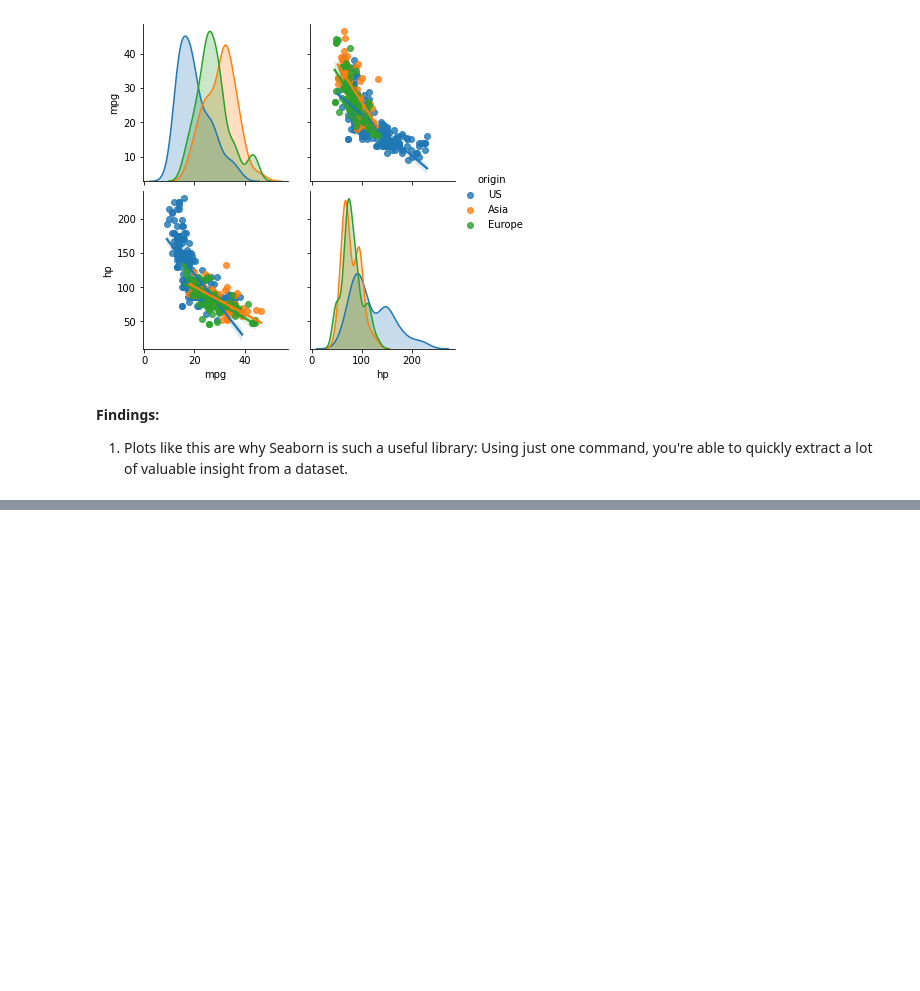
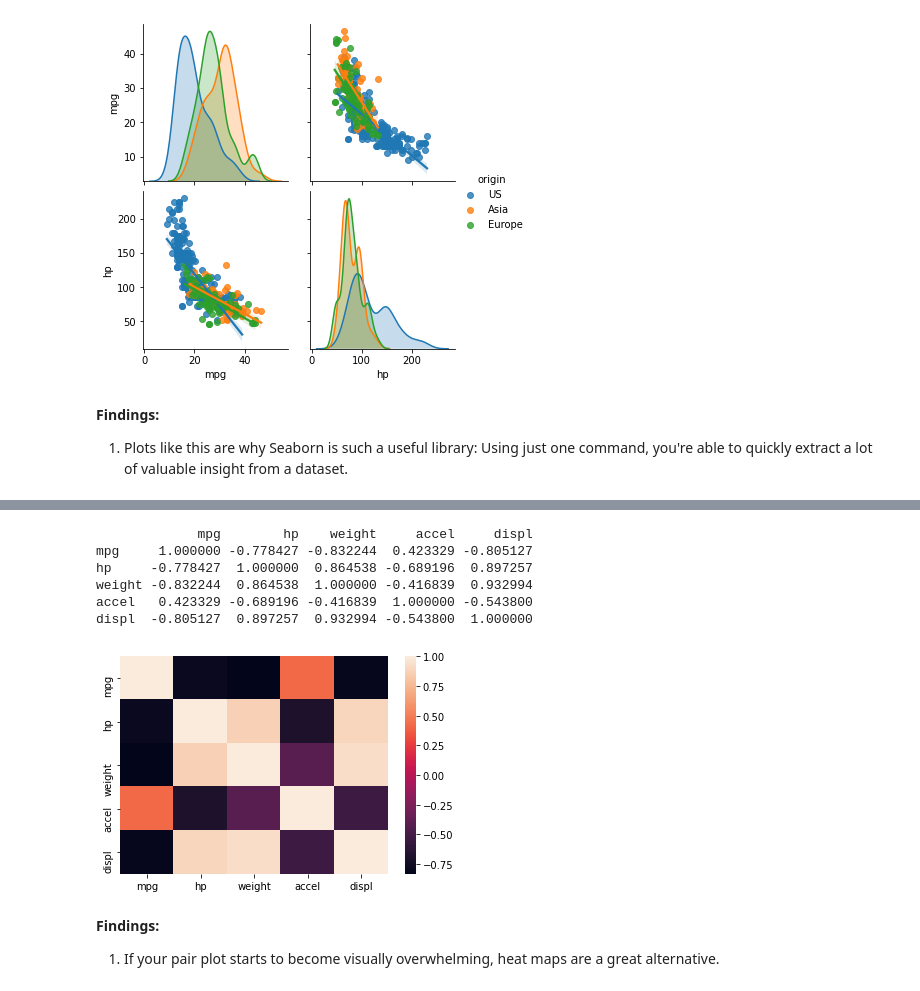
Before and after one commit to zaedulislam/Introduction_to_Data_Visualization_in_Python, a Jupyter notebook: 3. Statistical plots with Seaborn/Statistical plots with Seaborn.ipynb, the cells around one changed output, grey strips where cells are left out. Drawn from its saved outputs; the diff is of its cells as text; code cells hidden in the pictures; blank space fills up the shorter version.

Commit message:
Visualizing correlations with a heatmap

```diff
--- a/3. Statistical plots with Seaborn/Statistical plots with Seaborn.ipynb
+++ b/3. Statistical plots with Seaborn/Statistical plots with Seaborn.ipynb
@@ -286,0 +293,24 @@ plt.show()
+# %%
+datasetWithOnlyFiveColumns = dataset[['mpg', 'hp', 'weight', 'accel', 'displ']]
+
+covarianceMatrix = datasetWithOnlyFiveColumns.corr(method = 'pearson')
+
+# Print the covariance matrix
+print(covarianceMatrix)
+
+# Plot the pairwise joint distributions grouped by 'origin' along with regression lines
+sns.heatmap(covarianceMatrix)
+
+# Display the plot
+plt.show()
+# %% [output]
+             mpg        hp    weight     accel     displ
+mpg     1.000000 -0.778427 -0.832244  0.423329 -0.805127
+hp     -0.778427  1.000000  0.864538 -0.689196  0.897257
+weight -0.832244  0.864538  1.000000 -0.416839  0.932994
+accel   0.423329 -0.689196 -0.416839  1.000000 -0.543800
+displ  -0.805127  0.897257  0.932994 -0.543800  1.000000
+[figure, added]
+# %% [markdown]
+**Findings:**
+1. If your pair plot starts to become visually overwhelming, heat maps are a great alternative.
```
Also changed, not shown: parts of 2 cells of this notebook.
